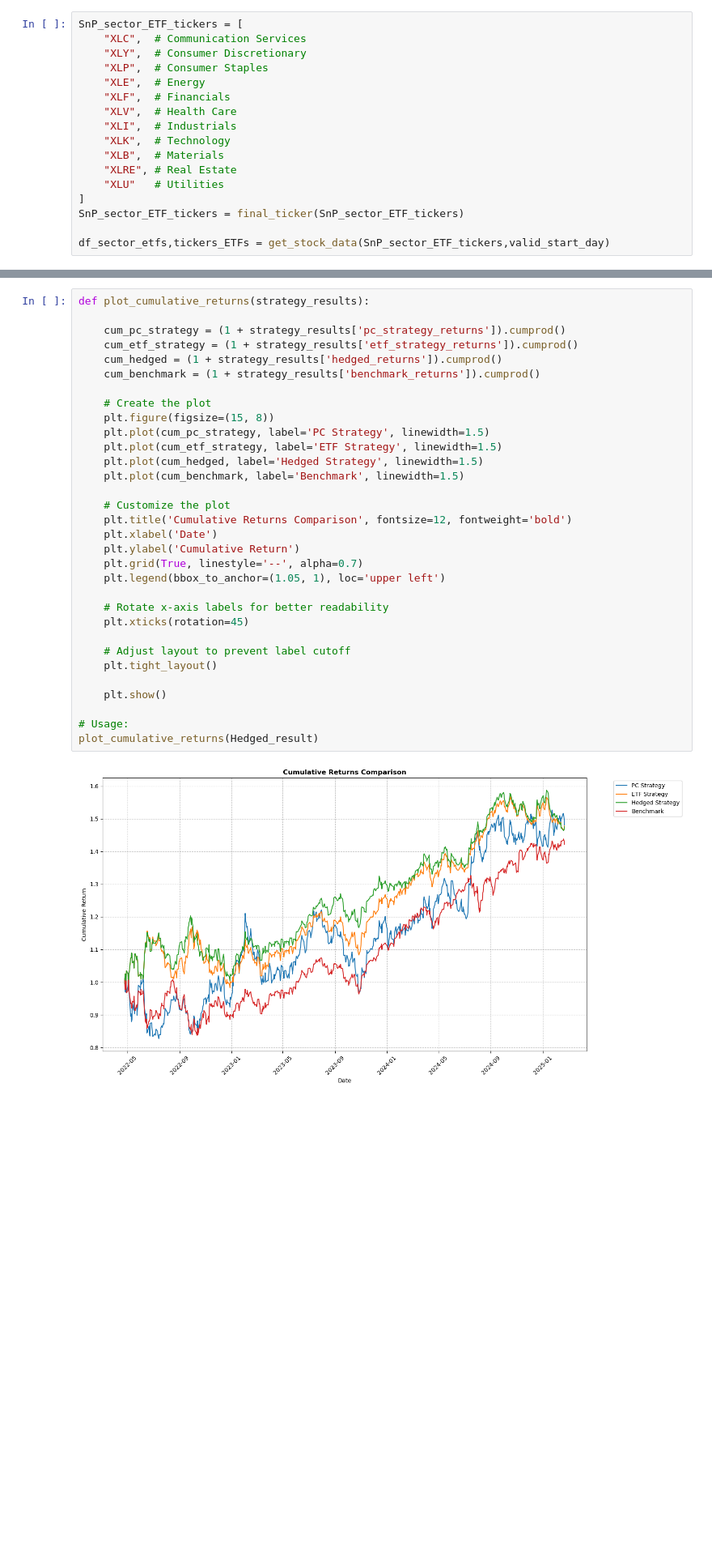
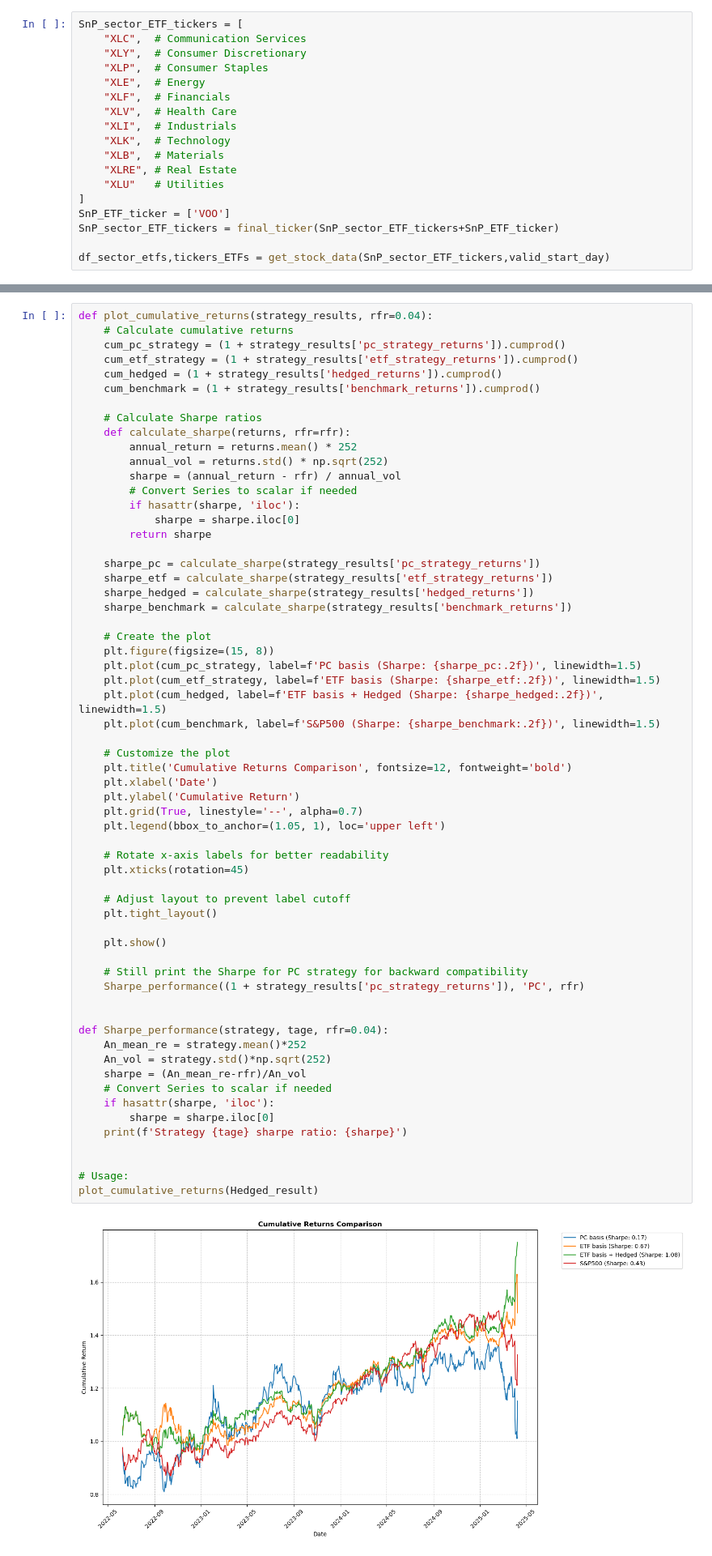
Before and after one commit to SzeLok0305/Portfolio_theory, a Jupyter notebook: PCA ETF bases.ipynb, the cells around one changed output, grey strips where cells are left out. Shown at 81% size. Saved outputs shown, nothing was run; the diff lists cells and outputs as text; blank space fills up the shorter version.

```diff
--- a/PCA ETF bases.ipynb
+++ b/PCA ETF bases.ipynb
@@ -93,7 +94,8 @@ SnP_sector_ETF_tickers = [
     "XLRE", # Real Estate
     "XLU"   # Utilities
 ]
-SnP_sector_ETF_tickers = final_ticker(SnP_sector_ETF_tickers)
+SnP_ETF_ticker = ['VOO']
+SnP_sector_ETF_tickers = final_ticker(SnP_sector_ETF_tickers+SnP_ETF_ticker)
 
 df_sector_etfs,tickers_ETFs = get_stock_data(SnP_sector_ETF_tickers,valid_start_day)
 # %% [output]
@@ -634,36 +636,65 @@ SnP_futures = yf.download("ES=F", start=valid_start_day)['Close']
 # %%
 Hedged_result = rolling_pca_strategy_with_hedge(df, df_sector_etfs, rfr,df_BM, SnP_futures)
 # %%
-def plot_cumulative_returns(strategy_results):
-
+def plot_cumulative_returns(strategy_results, rfr=0.04):
+    # Calculate cumulative returns
     cum_pc_strategy = (1 + strategy_results['pc_strategy_returns']).cumprod()
     cum_etf_strategy = (1 + strategy_results['etf_strategy_returns']).cumprod()
     cum_hedged = (1 + strategy_results['hedged_returns']).cumprod()
     cum_benchmark = (1 + strategy_results['benchmark_returns']).cumprod()
 
+    # Calculate Sharpe ratios
+    def calculate_sharpe(returns, rfr=rfr):
+        annual_return = returns.mean() * 252
+        annual_vol = returns.std() * np.sqrt(252)
+        sharpe = (annual_return - rfr) / annual_vol
+        # Convert Series to scalar if needed
+        if hasattr(sharpe, 'iloc'):
+            sharpe = sharpe.iloc[0]
+        return sharpe
+
+    sharpe_pc = calculate_sharpe(strategy_results['pc_strategy_returns'])
+    sharpe_etf = calculate_sharpe(strategy_results['etf_strategy_returns'])
+    sharpe_hedged = calculate_sharpe(strategy_results['hedged_returns'])
+    sharpe_benchmark = calculate_sharpe(strategy_results['benchmark_returns'])
+
     # Create the plot
     plt.figure(figsize=(15, 8))
-    plt.plot(cum_pc_strategy, label='PC Strategy', linewidth=1.5)
-    plt.plot(cum_etf_strategy, label='ETF Strategy', linewidth=1.5)
-    plt.plot(cum_hedged, label='Hedged Strategy', linewidth=1.5)
-    plt.plot(cum_benchmark, label='Benchmark', linewidth=1.5)
+    plt.plot(cum_pc_strategy, label=f'PC basis (Sharpe: {sharpe_pc:.2f})', linewidth=1.5)
+    plt.plot(cum_etf_strategy, label=f'ETF basis (Sharpe: {sharpe_etf:.2f})', linewidth=1.5)
+    plt.plot(cum_hedged, label=f'ETF basis + Hedged (Sharpe: {sharpe_hedged:.2f})', linewidth=1.5)
+    plt.plot(cum_benchmark, label=f'S&P500 (Sharpe: {sharpe_benchmark:.2f})', linewidth=1.5)
 
     # Customize the plot
     plt.title('Cumulative Returns Comparison', fontsize=12, fontweight='bold')
     plt.xlabel('Date')
     plt.ylabel('Cumulative Return')
     plt.grid(True, linestyle='--', alpha=0.7)
     plt.legend(bbox_to_anchor=(1.05, 1), loc='upper left')
 
     # Rotate x-axis labels for better readability
     plt.xticks(rotation=45)
 
     # Adjust layout to prevent label cutoff
     plt.tight_layout()
 
     plt.show()
 
+    # Still print the Sharpe for PC strategy for backward compatibility
+    Sharpe_performance((1 + strategy_results['pc_strategy_returns']), 'PC', rfr)
+
+
+def Sharpe_performance(strategy, tage, rfr=0.04):
+    An_mean_re = strategy.mean()*252
+    An_vol = strategy.std()*np.sqrt(252)
+    sharpe = (An_mean_re-rfr)/An_vol
+    # Convert Series to scalar if needed
+    if hasattr(sharpe, 'iloc'):
+        sharpe = sharpe.iloc[0]
+    print(f'Strategy {tage} sharpe ratio: {sharpe}')
+
+
 # Usage:
 plot_cumulative_returns(Hedged_result)
 # %% [output]
-[figure, old version]
+[figure, new version]
```
Also changed, not shown: parts of 7 cells of this notebook, 1 other file.
